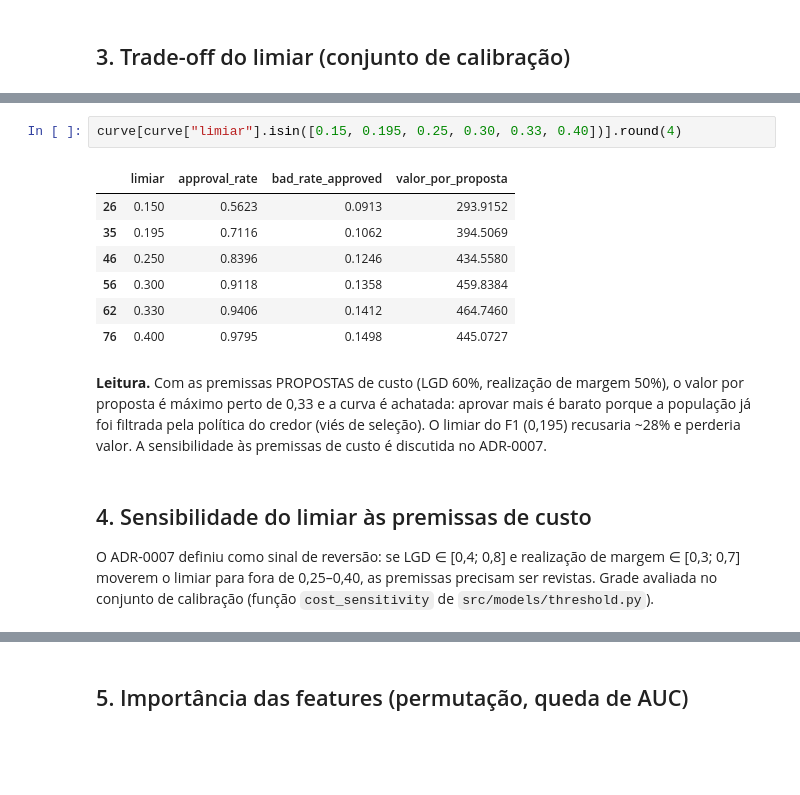
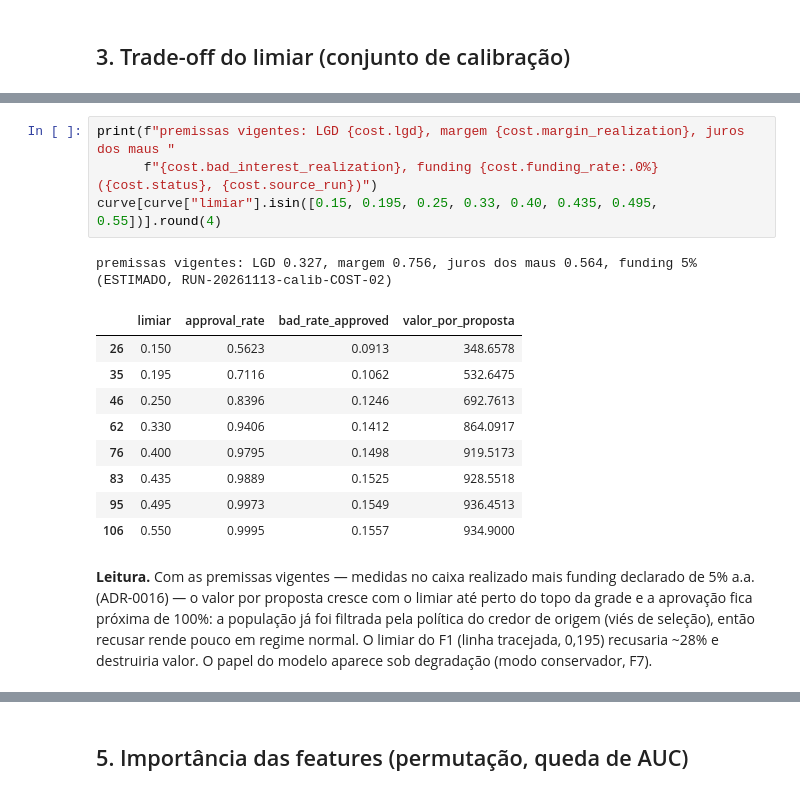
Before and after one commit to NycolasGarcia/Credit-Scoring-Drift-Monitoring, a Jupyter notebook: notebooks/02_modelagem.ipynb, the cells around one changed output, grey strips where cells are left out. Cells and saved outputs as stored; diff of their text form; blank space fills up the shorter version.

Commit message:
docs: aceita ADR-0016, supersede ADR-0007 e atualiza model card e notebook para o champion v2

```diff
--- a/notebooks/02_modelagem.ipynb
+++ b/notebooks/02_modelagem.ipynb
@@ -111,21 +112,21 @@ fig.legend(loc="lower right", fontsize=8); ax1.grid(alpha=0.3); plt.tight_layout
 # %%
-curve[curve["limiar"].isin([0.15, 0.195, 0.25, 0.30, 0.33, 0.40])].round(4)
+print(f"premissas vigentes: LGD {cost.lgd}, margem {cost.margin_realization}, juros dos maus "
+      f"{cost.bad_interest_realization}, funding {cost.funding_rate:.0%} ({cost.status}, {cost.source_run})")
+curve[curve["limiar"].isin([0.15, 0.195, 0.25, 0.33, 0.40, 0.435, 0.495, 0.55])].round(4)
 # %% [output]
+premissas vigentes: LGD 0.327, margem 0.756, juros dos maus 0.564, funding 5% (ESTIMADO, RUN-20261113-calib-COST-02)
 |  | limiar | approval_rate | bad_rate_approved | valor_por_proposta |
-| 26 | 0.150 | 0.5623 | 0.0913 | 293.9152 |
-| 35 | 0.195 | 0.7116 | 0.1062 | 394.5069 |
-| 46 | 0.250 | 0.8396 | 0.1246 | 434.5580 |
-| 56 | 0.300 | 0.9118 | 0.1358 | 459.8384 |
-| 62 | 0.330 | 0.9406 | 0.1412 | 464.7460 |
-| 76 | 0.400 | 0.9795 | 0.1498 | 445.0727 |
+| 26 | 0.150 | 0.5623 | 0.0913 | 348.6578 |
+| 35 | 0.195 | 0.7116 | 0.1062 | 532.6475 |
+| 46 | 0.250 | 0.8396 | 0.1246 | 692.7613 |
+| 62 | 0.330 | 0.9406 | 0.1412 | 864.0917 |
+| 76 | 0.400 | 0.9795 | 0.1498 | 919.5173 |
+| 83 | 0.435 | 0.9889 | 0.1525 | 928.5518 |
+| 95 | 0.495 | 0.9973 | 0.1549 | 936.4513 |
+| 106 | 0.550 | 0.9995 | 0.1557 | 934.9000 |
 # %% [markdown]
-**Leitura.** Com as premissas PROPOSTAS de custo (LGD 60%, realização de margem 50%), o valor por proposta é
-máximo perto de 0,33 e a curva é achatada: aprovar mais é barato porque a população já foi filtrada pela política do
-credor (viés de seleção). O limiar do F1 (0,195) recusaria ~28% e perderia valor. A sensibilidade às premissas de custo
-é discutida no ADR-0007.
+**Leitura.** Com as premissas vigentes — medidas no caixa realizado mais funding declarado de 5% a.a.
+(ADR-0016) — o valor por proposta cresce com o limiar até perto do topo da grade e a aprovação fica próxima de 100%:
+a população já foi filtrada pela política do credor de origem (viés de seleção), então recusar rende pouco em regime
+normal. O limiar do F1 (linha tracejada, 0,195) recusaria ~28% e destruiria valor. O papel do modelo aparece sob
+degradação (modo conservador, F7).
-# %% [markdown]
-## 4. Sensibilidade do limiar às premissas de custo
-
-O ADR-0007 definiu como sinal de reversão: se LGD ∈ [0,4; 0,8] e realização de margem ∈ [0,3; 0,7] moverem o limiar
-para fora de 0,25–0,40, as premissas precisam ser revistas. Grade avaliada no conjunto de calibração (função
-`cost_sensitivity` de `src/models/threshold.py`).
```
Also changed, not shown: parts of 9 cells of this notebook, 4 other files.
